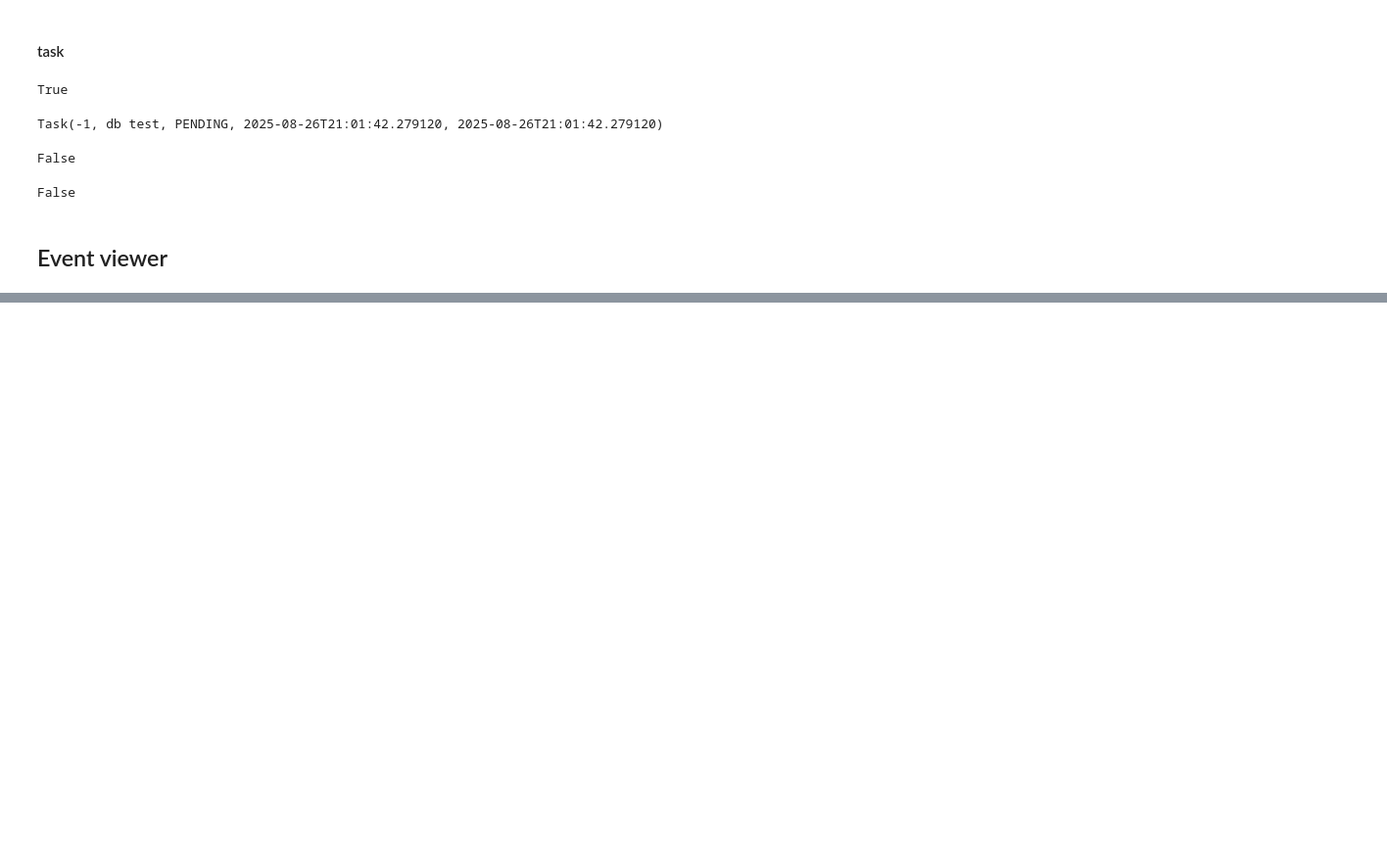
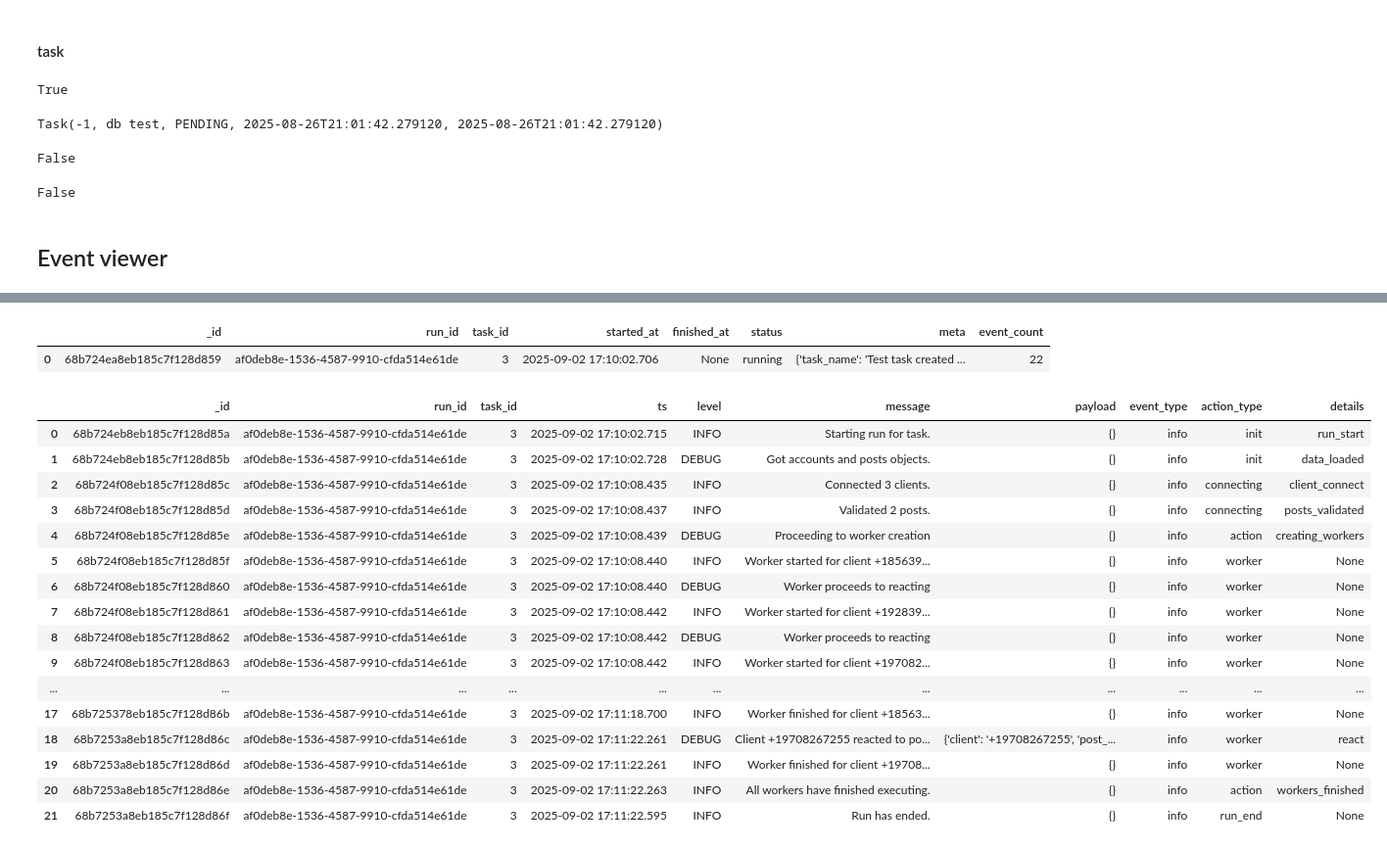
Before and after one commit to Demvok/LikeBot, a Jupyter notebook: test.ipynb, the cells around one changed output, grey strips where cells are left out. Shown at 98% size. Cells and saved outputs as stored; diff of their text form; code cells hidden in the pictures; blank space fills up the shorter version.

```diff
--- a/test.ipynb
+++ b/test.ipynb
@@ -185,0 +188,26 @@ await eventManager.get_tasks()
+# %%
+await eventManager.get_runs(3)
+# %% [output]
+|  | _id | run_id | task_id | started_at | finished_at | status | meta | event_count |
+| 0 | 68b724ea8eb185c7f128d859 | af0deb8e-1536-4587-9910-cfda514e61de | 3 | 2025-09-02 17:10:02.706 | None | running | {'task_name': 'Test task created ... | 22 |
+# %%
+data = await eventManager.get_events('af0deb8e-1536-4587-9910-cfda514e61de')
+data
+# %% [output]
+|  | _id | run_id | task_id | ts | level | message | payload | event_type | action_type | details |
+| 0 | 68b724eb8eb185c7f128d85a | af0deb8e-1536-4587-9910-cfda514e61de | 3 | 2025-09-02 17:10:02.715 | INFO | Starting run for task. | {} | info | init | run_start |
+| 1 | 68b724eb8eb185c7f128d85b | af0deb8e-1536-4587-9910-cfda514e61de | 3 | 2025-09-02 17:10:02.728 | DEBUG | Got accounts and posts objects. | {} | info | init | data_loaded |
+| 2 | 68b724f08eb185c7f128d85c | af0deb8e-1536-4587-9910-cfda514e61de | 3 | 2025-09-02 17:10:08.435 | INFO | Connected 3 clients. | {} | info | connecting | client_connect |
+| 3 | 68b724f08eb185c7f128d85d | af0deb8e-1536-4587-9910-cfda514e61de | 3 | 2025-09-02 17:10:08.437 | INFO | Validated 2 posts. | {} | info | connecting | posts_validated |
+| 4 | 68b724f08eb185c7f128d85e | af0deb8e-1536-4587-9910-cfda514e61de | 3 | 2025-09-02 17:10:08.439 | DEBUG | Proceeding to worker creation | {} | info | action | creating_workers |
+| 5 | 68b724f08eb185c7f128d85f | af0deb8e-1536-4587-9910-cfda514e61de | 3 | 2025-09-02 17:10:08.440 | INFO | Worker started for client +185639... | {} | info | worker | None |
+| 6 | 68b724f08eb185c7f128d860 | af0deb8e-1536-4587-9910-cfda514e61de | 3 | 2025-09-02 17:10:08.440 | DEBUG | Worker proceeds to reacting | {} | info | worker | None |
+| 7 | 68b724f08eb185c7f128d861 | af0deb8e-1536-4587-9910-cfda514e61de | 3 | 2025-09-02 17:10:08.442 | INFO | Worker started for client +192839... | {} | info | worker | None |
+| 8 | 68b724f08eb185c7f128d862 | af0deb8e-1536-4587-9910-cfda514e61de | 3 | 2025-09-02 17:10:08.442 | DEBUG | Worker proceeds to reacting | {} | info | worker | None |
+| 9 | 68b724f08eb185c7f128d863 | af0deb8e-1536-4587-9910-cfda514e61de | 3 | 2025-09-02 17:10:08.442 | INFO | Worker started for client +197082... | {} | info | worker | None |
+| ... | ... | ... | ... | ... | ... | ... | ... | ... | ... | ... |
+| 17 | 68b725378eb185c7f128d86b | af0deb8e-1536-4587-9910-cfda514e61de | 3 | 2025-09-02 17:11:18.700 | INFO | Worker finished for client +18563... | {} | info | worker | None |
+| 18 | 68b7253a8eb185c7f128d86c | af0deb8e-1536-4587-9910-cfda514e61de | 3 | 2025-09-02 17:11:22.261 | DEBUG | Client +19708267255 reacted to po... | {'client': '+19708267255', 'post_... | info | worker | react |
+| 19 | 68b7253a8eb185c7f128d86d | af0deb8e-1536-4587-9910-cfda514e61de | 3 | 2025-09-02 17:11:22.261 | INFO | Worker finished for client +19708... | {} | info | worker | None |
+| 20 | 68b7253a8eb185c7f128d86e | af0deb8e-1536-4587-9910-cfda514e61de | 3 | 2025-09-02 17:11:22.263 | INFO | All workers have finished executing. | {} | info | action | workers_finished |
+| 21 | 68b7253a8eb185c7f128d86f | af0deb8e-1536-4587-9910-cfda514e61de | 3 | 2025-09-02 17:11:22.595 | INFO | Run has ended. | {} | info | run_end | None |
```
Also changed, not shown: parts of 5 cells of this notebook, 3 other files.
